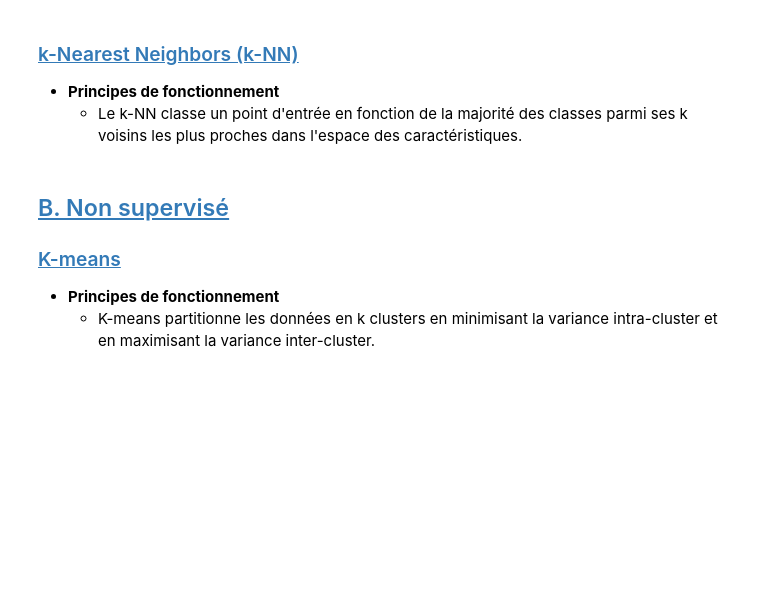
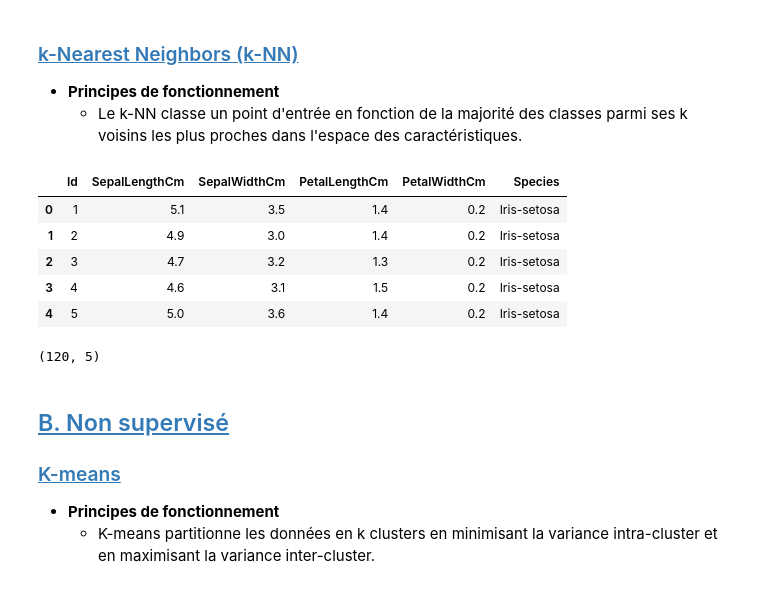
Before and after one commit to MatheoKatbie/ML-Project, a Jupyter notebook: machine-learning.ipynb, the cells around one changed output. Saved outputs shown, nothing was run; the diff lists cells and outputs as text; code cells hidden in the pictures; blank space fills up the shorter version.

```diff
--- a/machine-learning.ipynb
+++ b/machine-learning.ipynb
@@ -149,6 +174,38 @@ La création de modèles est au cœur du machine learning. Ces modèles sont des
 ### <a id='toc3_1_3_'></a>[k-Nearest Neighbors (k-NN)](#toc0_)
    - **Principes de fonctionnement**
      - Le k-NN classe un point d'entrée en fonction de la majorité des classes parmi ses k voisins les plus proches dans l'espace des caractéristiques.
+# %%
+dataset = pd.read_csv('data/Iris.csv')
+names = ['sepal-length', 'sepal-width', 'petal-length', 'petal-width', 'Class']
+
+dataset.head()
+# %% [output]
+|  | Id | SepalLengthCm | SepalWidthCm | PetalLengthCm | PetalWidthCm | Species |
+| 0 | 1 | 5.1 | 3.5 | 1.4 | 0.2 | Iris-setosa |
+| 1 | 2 | 4.9 | 3.0 | 1.4 | 0.2 | Iris-setosa |
+| 2 | 3 | 4.7 | 3.2 | 1.3 | 0.2 | Iris-setosa |
+| 3 | 4 | 4.6 | 3.1 | 1.5 | 0.2 | Iris-setosa |
+| 4 | 5 | 5.0 | 3.6 | 1.4 | 0.2 | Iris-setosa |
+# %%
+X = dataset.iloc[:, :-1].values
+y = dataset.iloc[:, 4].values
+
+X_train, X_test, y_train, y_test = train_test_split(X, y, test_size=0.20)
+
+scaler = StandardScaler()
+scaler.fit(X_train)
+X_train = scaler.transform(X_train)
+X_test = scaler.transform(X_test)
+
+classifier = KNeighborsClassifier(n_neighbors=5)
+print(X_train.shape)
+#classifier.fit(X_train,y_train)
+
+#y_pred = classifier.predict(X_test)
+#print(classification_report(y_test,y_pred))
+#print(confusion_matrix(y_test,y_pred))
+# %% [output]
+(120, 5)
 # %% [markdown]
 ## <a id='toc3_2_'></a>[B. Non supervisé](#toc0_)
 
```
Also changed, not shown: parts of 15 cells of this notebook, 4 other files.
